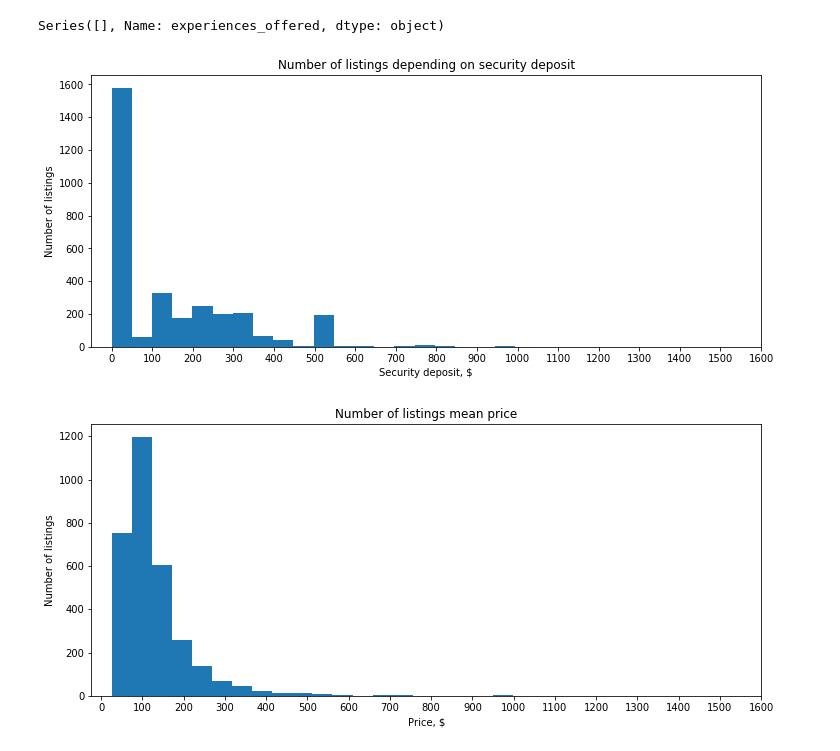
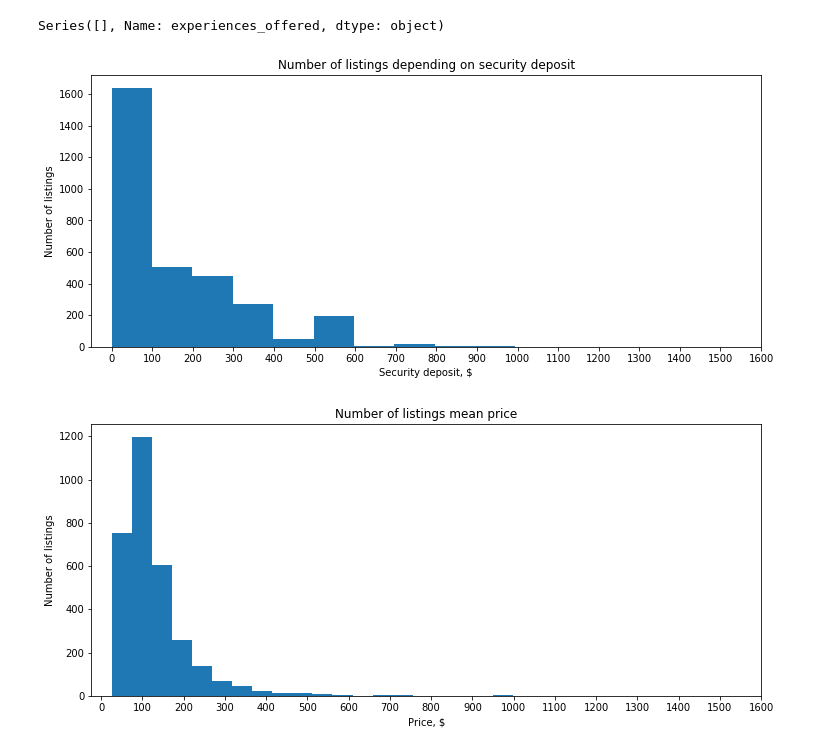
Before and after one commit to claudemirLima/seattle_AirBNB_Data, a Jupyter notebook: seattle_AirBNB.ipynb, the cells around one changed output. Drawn from its saved outputs; the diff is of its cells as text; code cells hidden in the pictures.

```diff
--- a/seattle_AirBNB.ipynb
+++ b/seattle_AirBNB.ipynb
@@ -320,17 +320,17 @@ df_listings = pd.merge(df_listings,df_listings_mean)
 # %%
 mean_security_deposit_listing = df_listings.groupby('id').mean()['security_deposit']
 #plot
 plt.figure(figsize=(12,5))
-plt.hist(mean_security_deposit_listing, bins=20)
+plt.hist(mean_security_deposit_listing, bins=10)
 plt.xticks(np.arange(0, 1700, step=100))
 plt.ylabel('Number of listings')
 plt.xlabel('Security deposit, $')
 plt.title('Number of listings depending on security deposit')
 
 plt.savefig('security_deposit_distrubution.png')
 plt.show()
 # %% [output]
-[figure, old version]
+[figure, new version]
 # %%
 mean_price_for_listing = df_listings.groupby('id').mean()['price']
 
```
Also changed, not shown: parts of 7 cells of this notebook, 2 other files.
